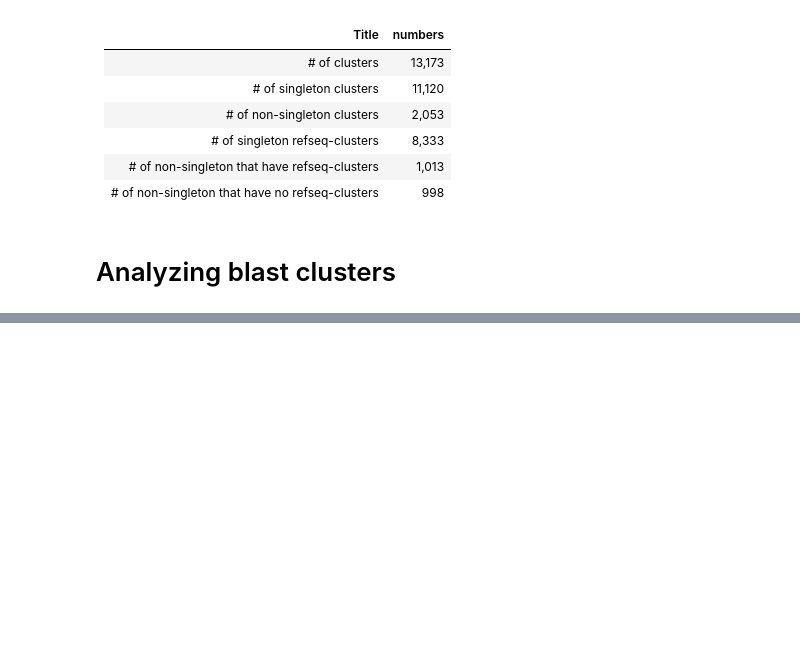
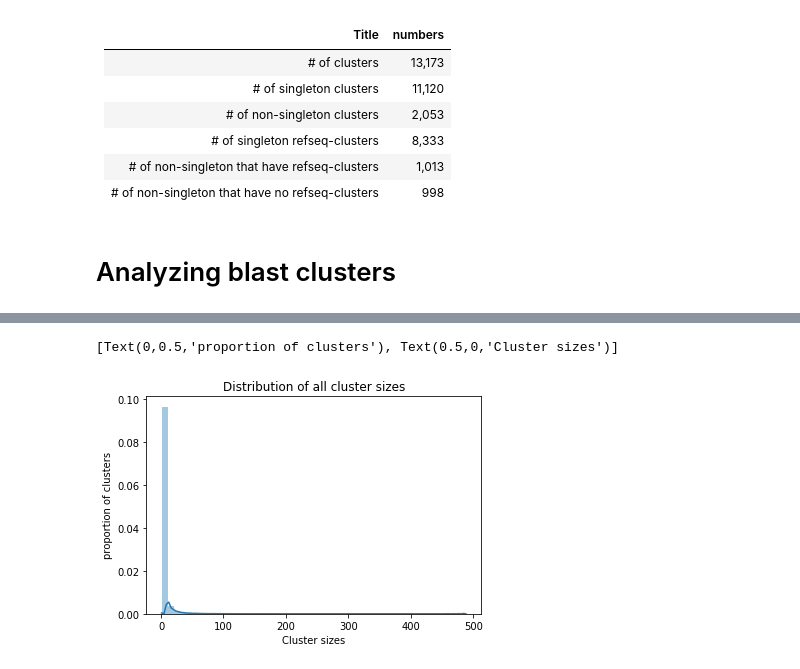
Before and after one commit to NCBI-Hackathons/VirusDiscoveryProject, a Jupyter notebook: Phylo/cluster_analyses.ipynb, the cells around one changed output, grey strips where cells are left out. Drawn from its saved outputs; the diff is of its cells as text; code cells hidden in the pictures; blank space fills up the shorter version.

```diff
--- a/Phylo/cluster_analyses.ipynb
+++ b/Phylo/cluster_analyses.ipynb
@@ -256,0 +315,3 @@ len(set(nonNC_genom_nosing))
+# %%
+all_cl_table = pd.read_csv("tests/data/all_all_outDB.tsv", sep="\t", header=None)
+all_cl_table.head()
@@ -256,0 +325,6 @@ len(set(nonNC_genom_nosing))
+# %%
+# group by the reference cluster name and then converting its members to a list
+all_gp_table = all_cl_table.groupby(0)[1].apply(list)
+all_all_cl_table = pd.DataFrame(all_gp_table)
+all_all_cl_table.shape
+#all_cl_table.head()
@@ -256,0 +335,5 @@ len(set(nonNC_genom_nosing))
+# %%
+# from list to rows
+all_all_cl_df = pd.DataFrame(all_all_cl_table[1].apply(pd.Series).stack())
+all_all_cl_df.columns = ["members"]
+all_all_cl_df.tail(5)
@@ -256,0 +348,5 @@ len(set(nonNC_genom_nosing))
+# %%
+# Distribution of cluster size
+all_all_cl_size = pd.DataFrame(all_all_cl_df.groupby(0).apply(len))
+all_all_cl_size.columns = ["size"]
+all_all_cl_size.head()
@@ -256,0 +361,7 @@ len(set(nonNC_genom_nosing))
+# %%
+dp = sns.distplot(all_all_cl_size['size'].tolist())
+dp.set_title('Distribution of all cluster sizes')
+dp.set(xlabel='Cluster sizes', ylabel='proportion of clusters')
+# %% [output]
+[Text(0,0.5,'proportion of clusters'), Text(0.5,0,'Cluster sizes')]
+[figure, added]
```
Also changed, not shown: parts of 16 cells of this notebook, 1 other file.
